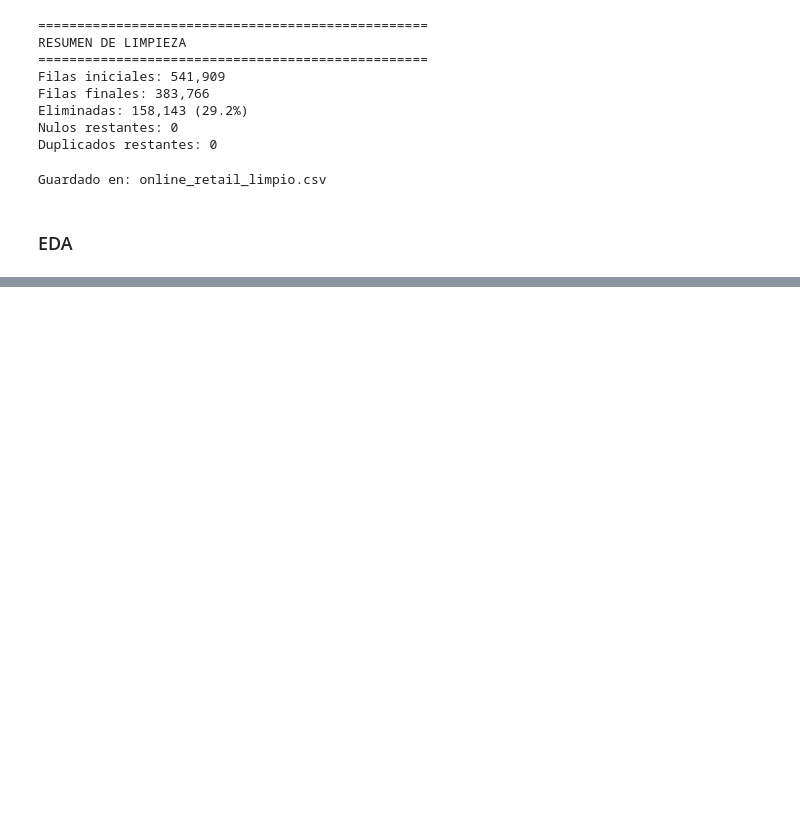
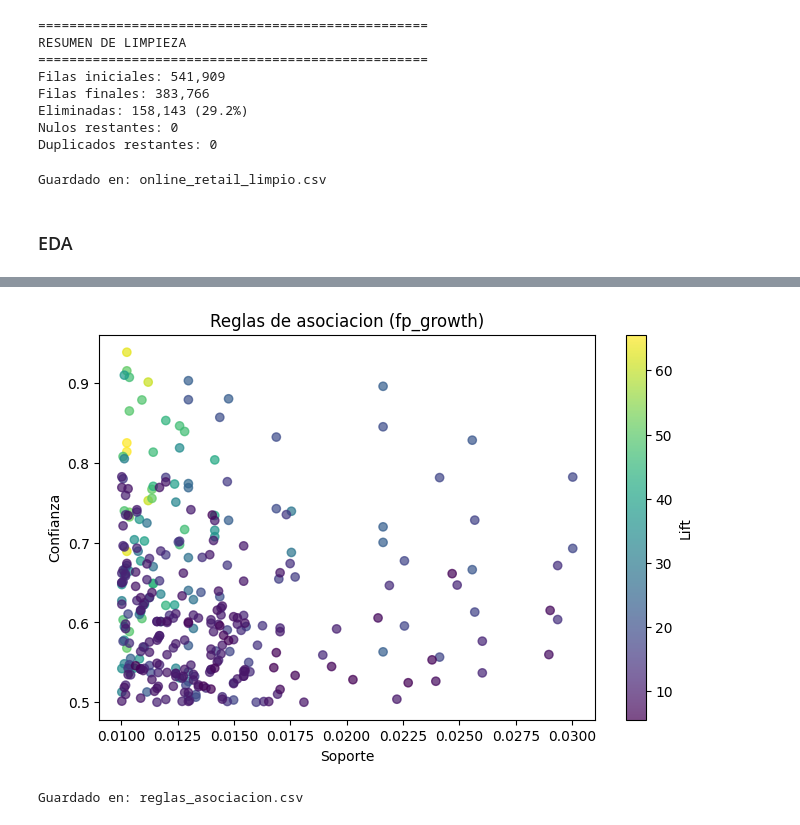
Before and after one commit to DDev-max/Proyecto-final-mineria2, a Jupyter notebook: notebook.ipynb, the cells around one changed output, grey strips where cells are left out. Drawn from its saved outputs; the diff is of its cells as text; code cells hidden in the pictures; blank space fills up the shorter version.

```diff
--- a/notebook.ipynb
+++ b/notebook.ipynb
@@ -239,3 +372,11 @@ Name: Total, dtype: float64
+# %%
+reglas.graficar_reglas("fp_growth")
+# %% [output]
+[figure, added]
+# %%
+reglas.guardar_reglas("fp_growth", "reglas_asociacion.csv")
+# %% [output]
+Guardado en: reglas_asociacion.csv
 # %%
 """pipeline.convertir_tipos(
     columnas_int=["CustomerID"],
```
Also changed, not shown: parts of 23 cells of this notebook, 1 other file.
